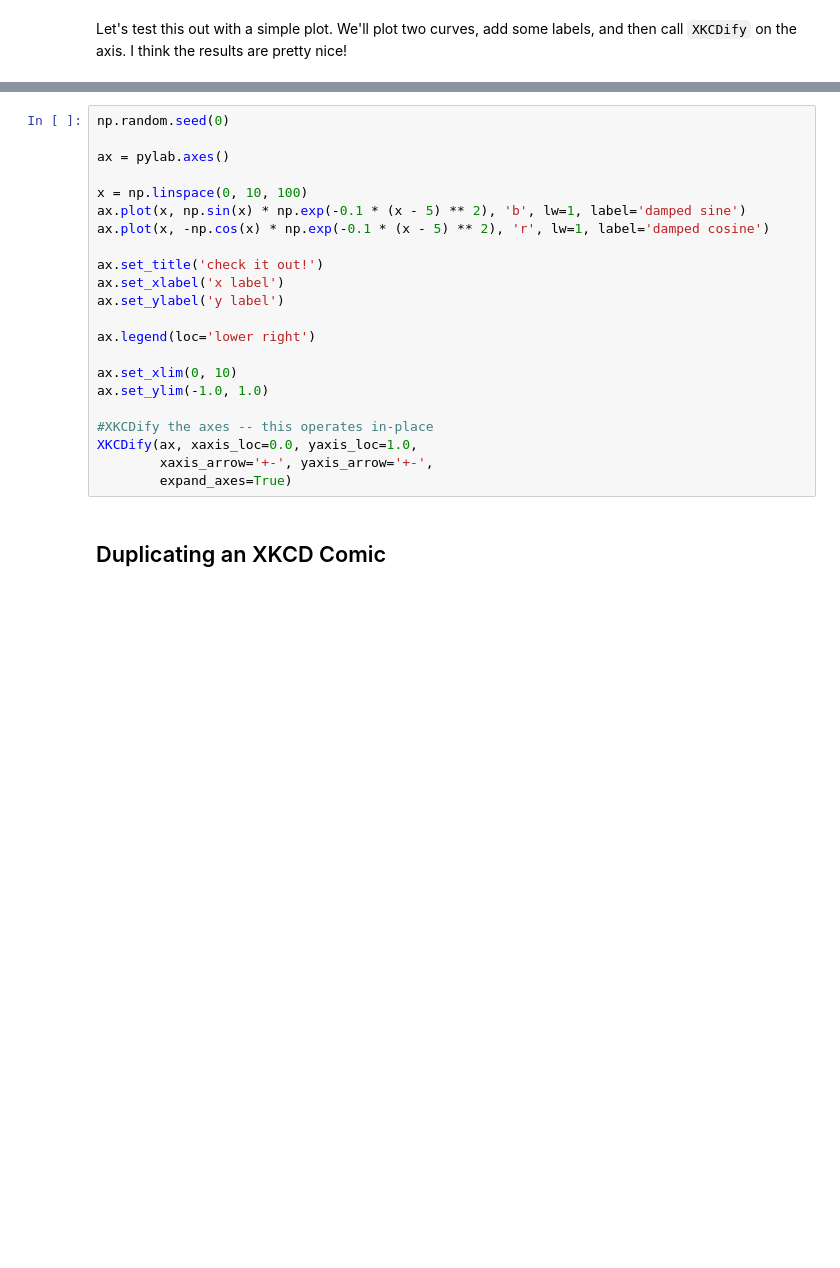
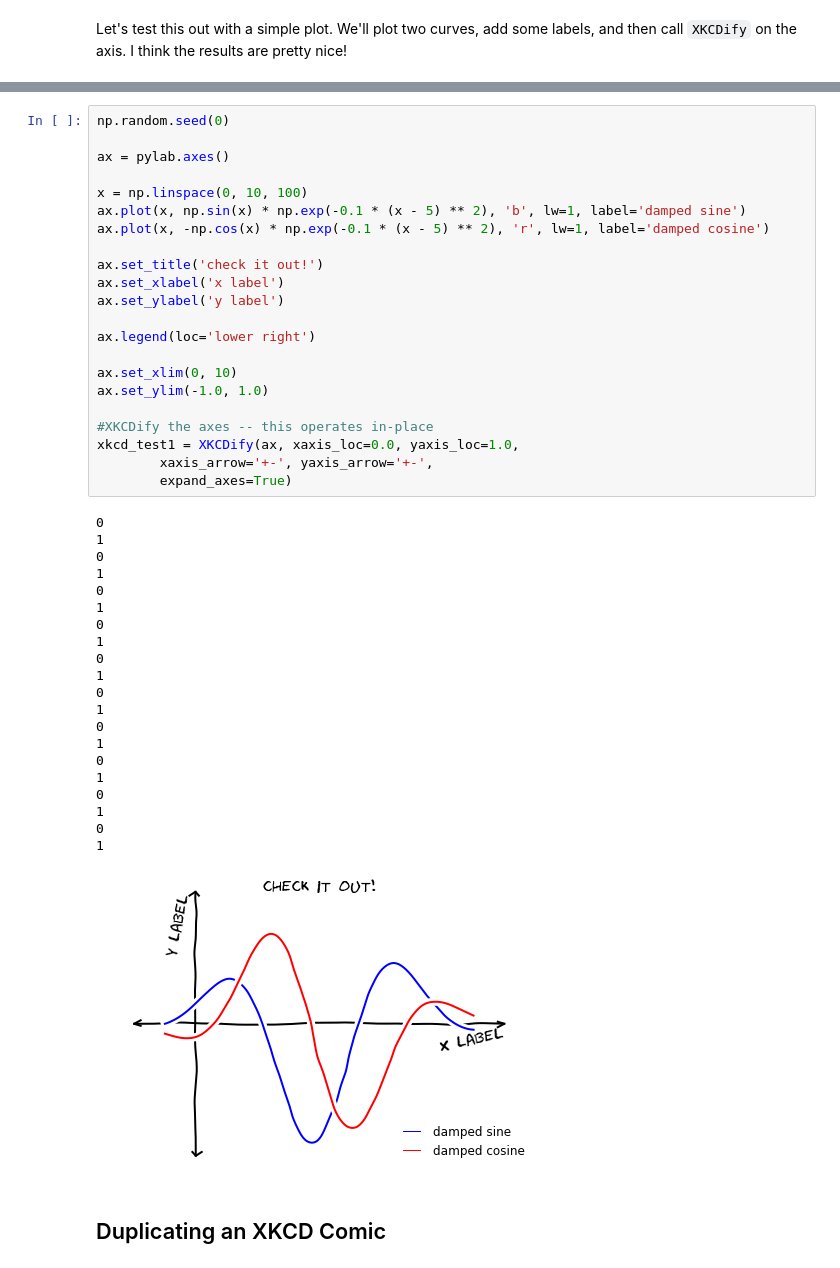
Before and after one commit to Data2Semantics/prov-o-matic, a Jupyter notebook: src/XKCD_plots.ipynb, the cells around one changed output, grey strips where cells are left out. Cells and saved outputs as stored; diff of their text form; blank space fills up the shorter version.

```diff
--- a/src/XKCD_plots.ipynb
+++ b/src/XKCD_plots.ipynb
@@ -437,25 +344,47 @@ UnicodeEncodeError: 'ascii' codec can't encode characters in position 531-532: o
 # %%
 np.random.seed(0)
 
 ax = pylab.axes()
 
 x = np.linspace(0, 10, 100)
 ax.plot(x, np.sin(x) * np.exp(-0.1 * (x - 5) ** 2), 'b', lw=1, label='damped sine')
 ax.plot(x, -np.cos(x) * np.exp(-0.1 * (x - 5) ** 2), 'r', lw=1, label='damped cosine')
 
 ax.set_title('check it out!')
 ax.set_xlabel('x label')
 ax.set_ylabel('y label')
 
 ax.legend(loc='lower right')
 
 ax.set_xlim(0, 10)
 ax.set_ylim(-1.0, 1.0)
 
 #XKCDify the axes -- this operates in-place
-XKCDify(ax, xaxis_loc=0.0, yaxis_loc=1.0,
+xkcd_test1 = XKCDify(ax, xaxis_loc=0.0, yaxis_loc=1.0,
         xaxis_arrow='+-', yaxis_arrow='+-',
         expand_axes=True)
+# %% [output]
+0
+1
+0
+1
+0
+1
+0
+1
+0
+1
+0
+1
+0
+1
+0
+1
+0
+1
+0
+1
+[figure, added]
 # %% [markdown]
 ## Duplicating an XKCD Comic
 # %% [markdown]
```
Also changed, not shown: parts of 9 cells of this notebook, 5 other files.
